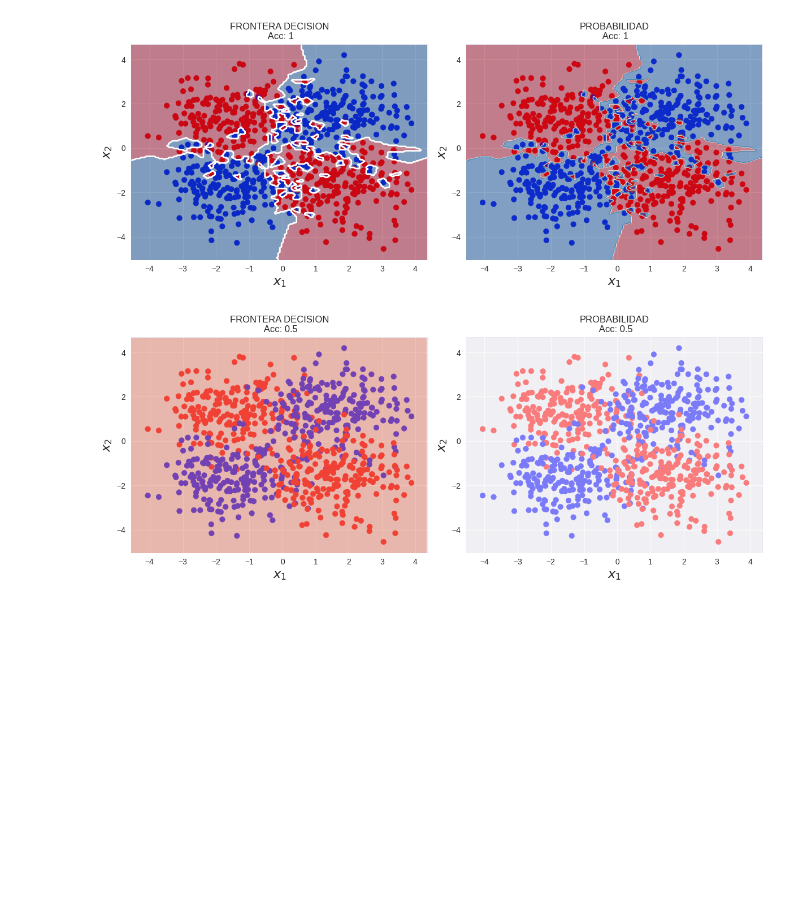
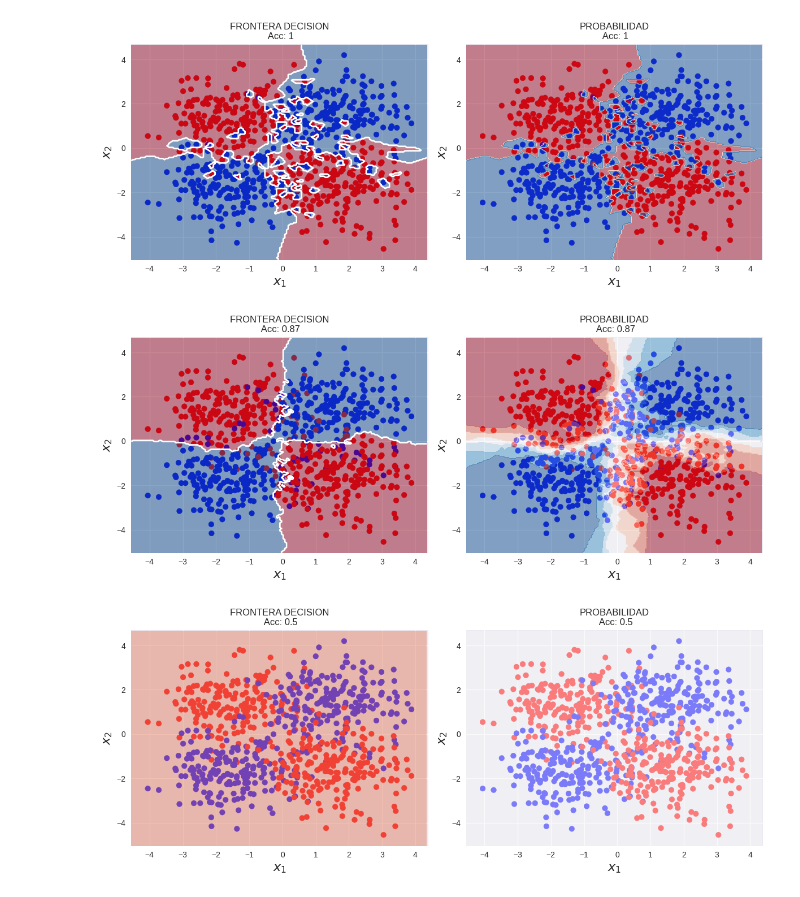
Before and after one commit to Pepe-Padilla/machine-learning, a Jupyter notebook: notebooks/1. Fundamentos de Machine Learning.ipynb, the cells around one changed output. Saved outputs shown, nothing was run; the diff lists cells and outputs as text; code cells hidden in the pictures; blank space fills up the shorter version.

```diff
--- a/notebooks/1. Fundamentos de Machine Learning.ipynb
+++ b/notebooks/1. Fundamentos de Machine Learning.ipynb
@@ -397,6 +397,16 @@ knnModel3 = KNeighborsClassifier(n_neighbors=1).fit(X3, y3)
 plot_decision_boundary(X3, y3, knnModel3)
 # %% [output]
 [figure]
+# %%
+# Ejemplo 3
+from sklearn.neighbors import KNeighborsClassifier
+
+# ... código para crear el modelo y entrenar
+knnModel3 = KNeighborsClassifier(n_neighbors=15).fit(X3, y3)
+
+plot_decision_boundary(X3, y3, knnModel3)
+# %% [output]
+[figure, added]
 # %%
 from sklearn.linear_model import LogisticRegression
 
```
Also changed, not shown: parts of 19 cells of this notebook, 5 other files.
